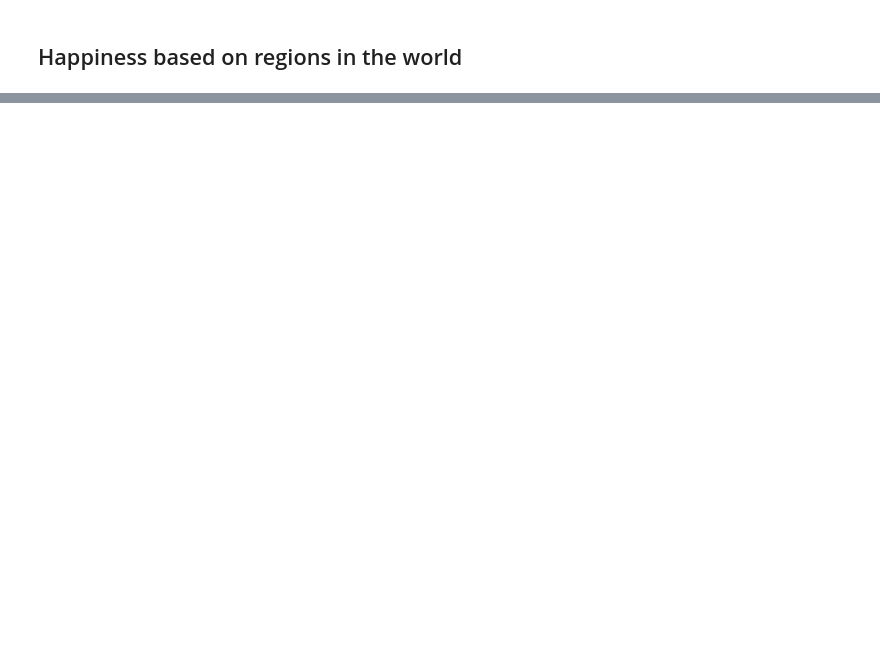
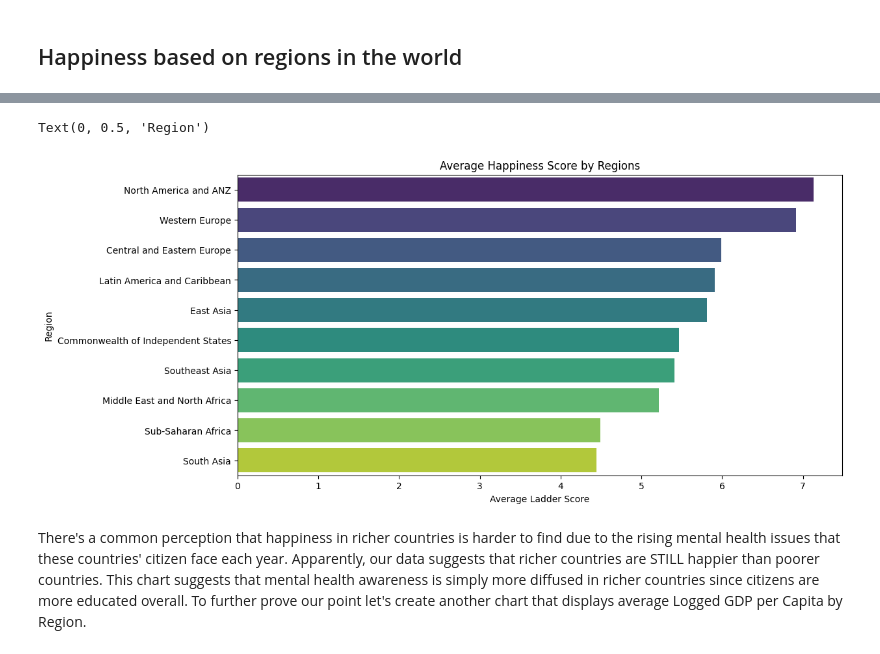
Before and after one commit to zeke-code/World-Happiness-Analysis, a Jupyter notebook: world_happiness.ipynb, the cells around one changed output, grey strips where cells are left out. Cells and saved outputs as stored; diff of their text form; code cells hidden in the pictures; blank space fills up the shorter version.

Commit message:
Add a couple charts

```diff
--- a/world_happiness.ipynb
+++ b/world_happiness.ipynb
@@ -199,3 +185,3 @@ sorted_regional_analysis
 # %%
-# Let's group the data by region and calculate mean happiness score and other factors
-regional_df = df.groupby('Regional indicator').mean()[columns]
+# Let's group the data by region and order them by ladder score
+regional_happiness = df.groupby('Regional indicator')['Ladder score'].mean().sort_values(ascending=False)
@@ -203,0 +203,12 @@ TypeError: Could not convert Czech RepublicSloveniaKosovoSlovakiaLithuaniaEstoni
+# %%
+# Great, but our data isn't quite readable right now. Let's create a chart to improve visualization.
+plt.figure(figsize=(12, 6))
+sns.barplot(x=regional_happiness, y=regional_happiness.index, palette='viridis')
+plt.title('Average Happiness Score by Regions')
+plt.xlabel('Average Ladder Score')
+plt.ylabel('Region')
+# %% [output]
+Text(0, 0.5, 'Region')
+[figure, added]
+# %% [markdown]
+There's a common perception that happiness in richer countries is harder to find due to the rising mental health issues that these countries' citizen face each year. Apparently, our data suggests that richer countries are STILL happier than poorer countries. This chart suggests that mental health awareness is simply more diffused in richer countries since citizens are more educated overall. To further prove our point let's create another chart that displays average Logged GDP per Capita by Region.
```
Also changed, not shown: parts of 8 cells of this notebook.
